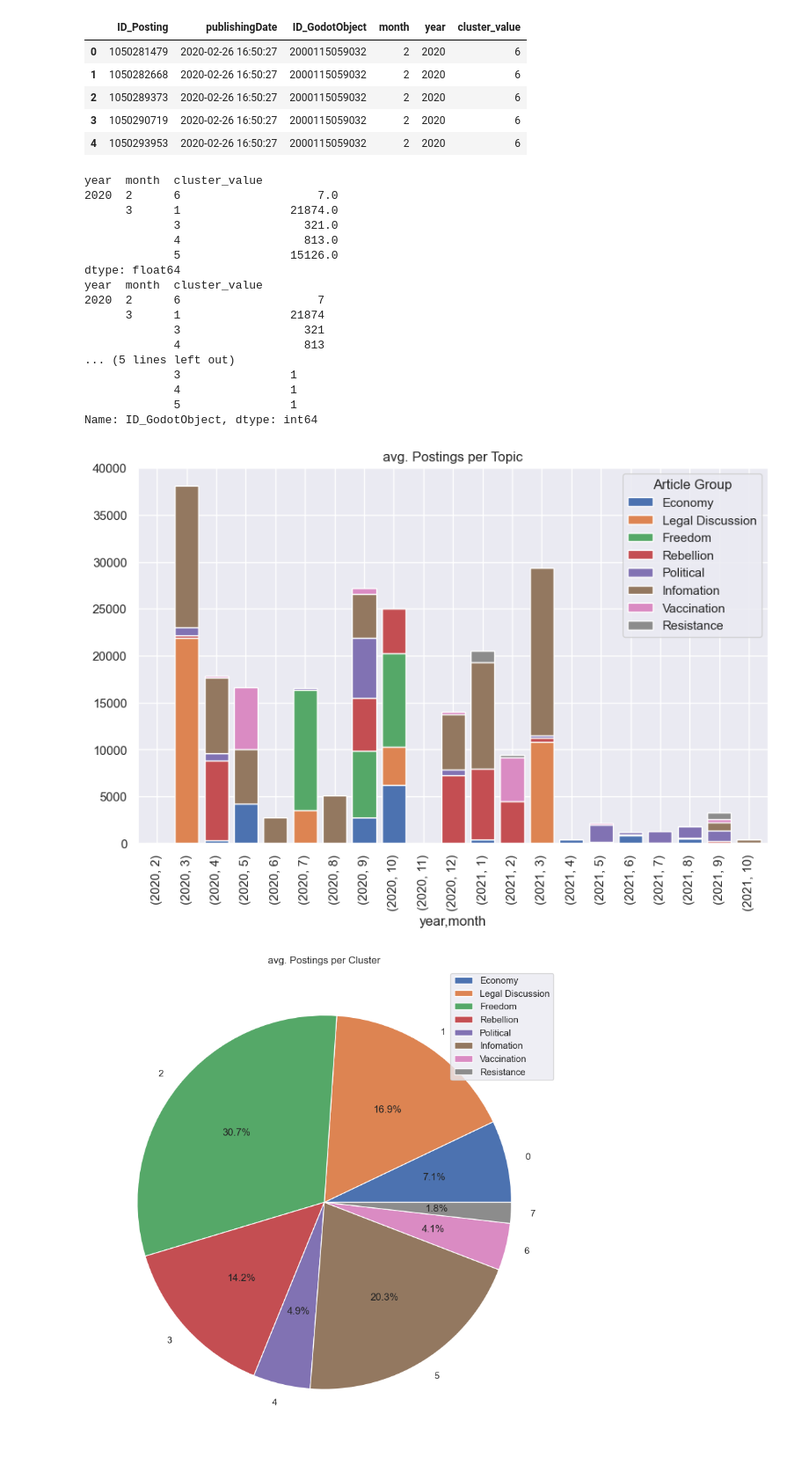
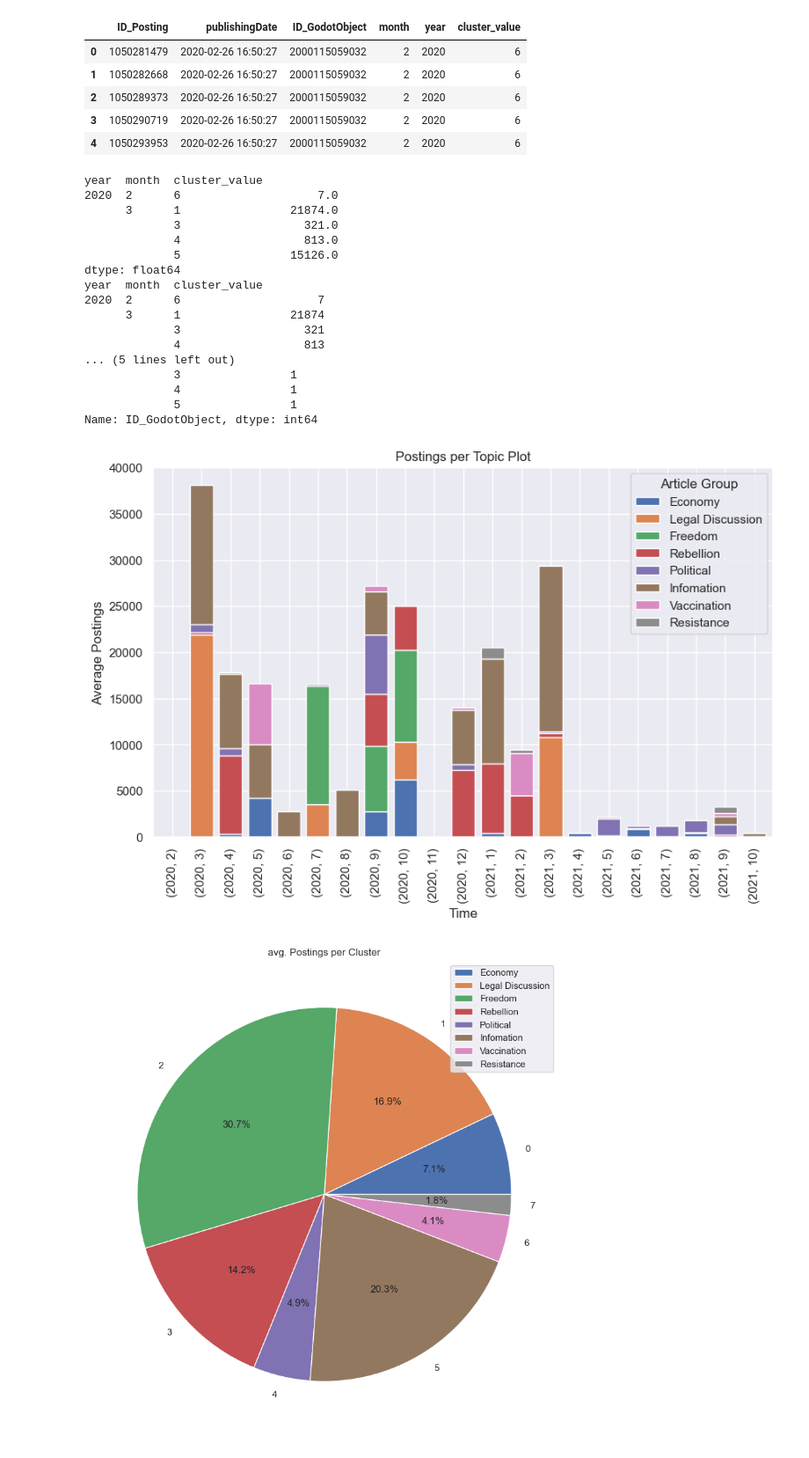
Before and after one commit to lukasthekid/corona-mask-requirement-nlp-analysis, a Jupyter notebook: comparison/viral-article.ipynb, the cells around one changed output. Shown at 88% size. Drawn from its saved outputs; the diff is of its cells as text; code cells hidden in the pictures.

```diff
--- a/comparison/viral-article.ipynb
+++ b/comparison/viral-article.ipynb
@@ -85,35 +85,37 @@ print(articles.head())
 df_gb = ratio.unstack()
 df_gb.plot(kind='bar', stacked=True, figsize=(10,6), width=0.8)
 # Get the legend object
 legend = plt.legend(['Economy', 'Legal Discussion','Freedom', 'Rebellion','Political', 'Infomation','Vaccination', 'Resistance'])
 #plt.legend(bbox_to_anchor=(1.04, 1), loc="upper left")
 # Change the legend title
 legend.set_title('Article Group')
 # Add a title to the plot
-plt.title('avg. Postings per Topic')
+plt.title('Postings per Topic Plot')
+plt.xlabel('Time')
+plt.ylabel('Average Postings')
 
 # Show the plot
 plt.savefig('cluster-dist-plot.png', bbox_inches='tight', dpi=300)
 plt.show()
 # %% [output]
 year  month  cluster_value
 2020  2      6                    7.0
       3      1                21874.0
              3                  321.0
              4                  813.0
              5                15126.0
 dtype: float64
 year  month  cluster_value
 2020  2      6                    7
       3      1                21874
              3                  321
              4                  813
 ... (5 lines left out)
              3                1
              4                1
              5                1
 Name: ID_GodotObject, dtype: int64
-[figure, old version]
+[figure, new version]
 # %%
 #Plot to see which category got the most postings
 #fig, axs = plt.subplots(nrows=1, ncols=2, figsize=(20, 15))
```
Also changed, not shown: parts of 4 cells of this notebook, 13 other files.
